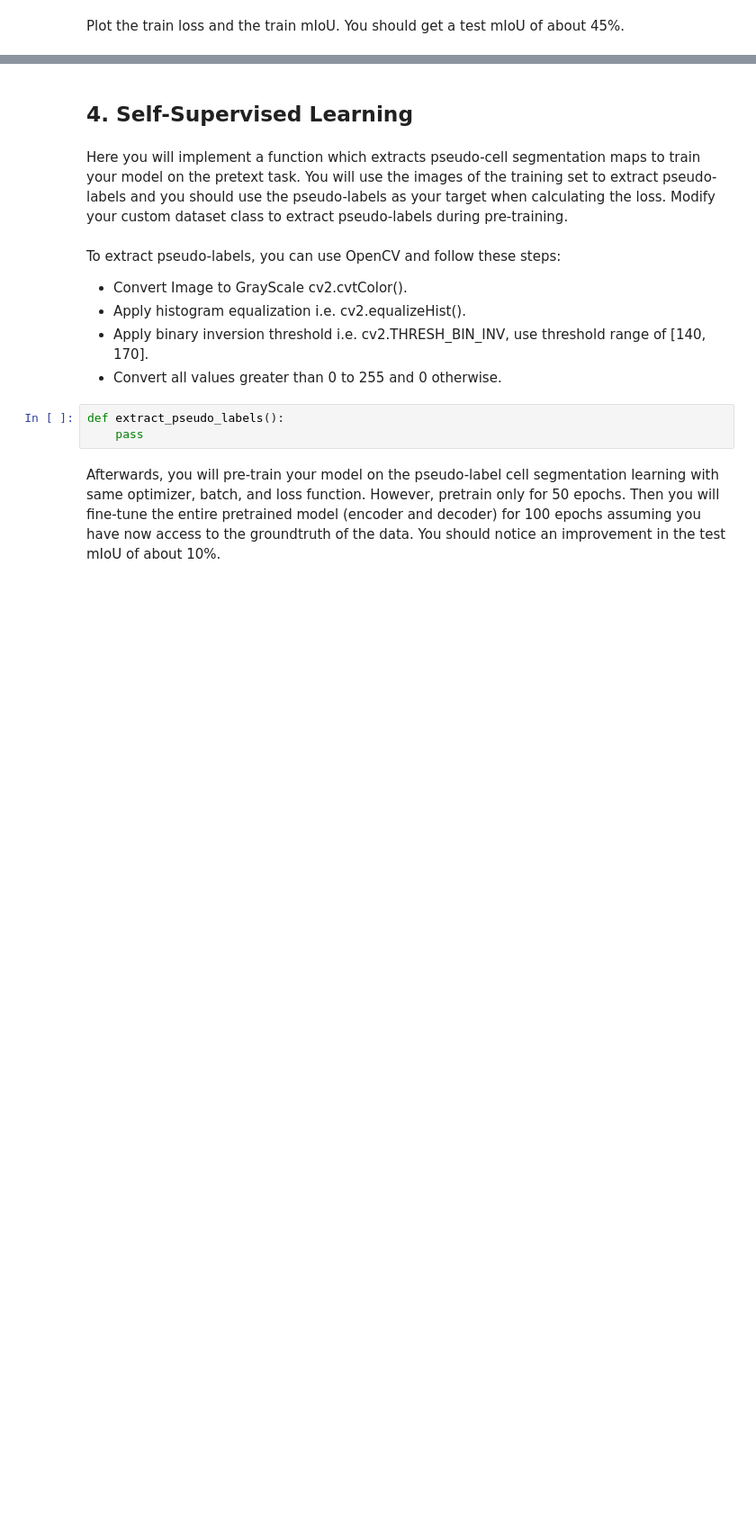
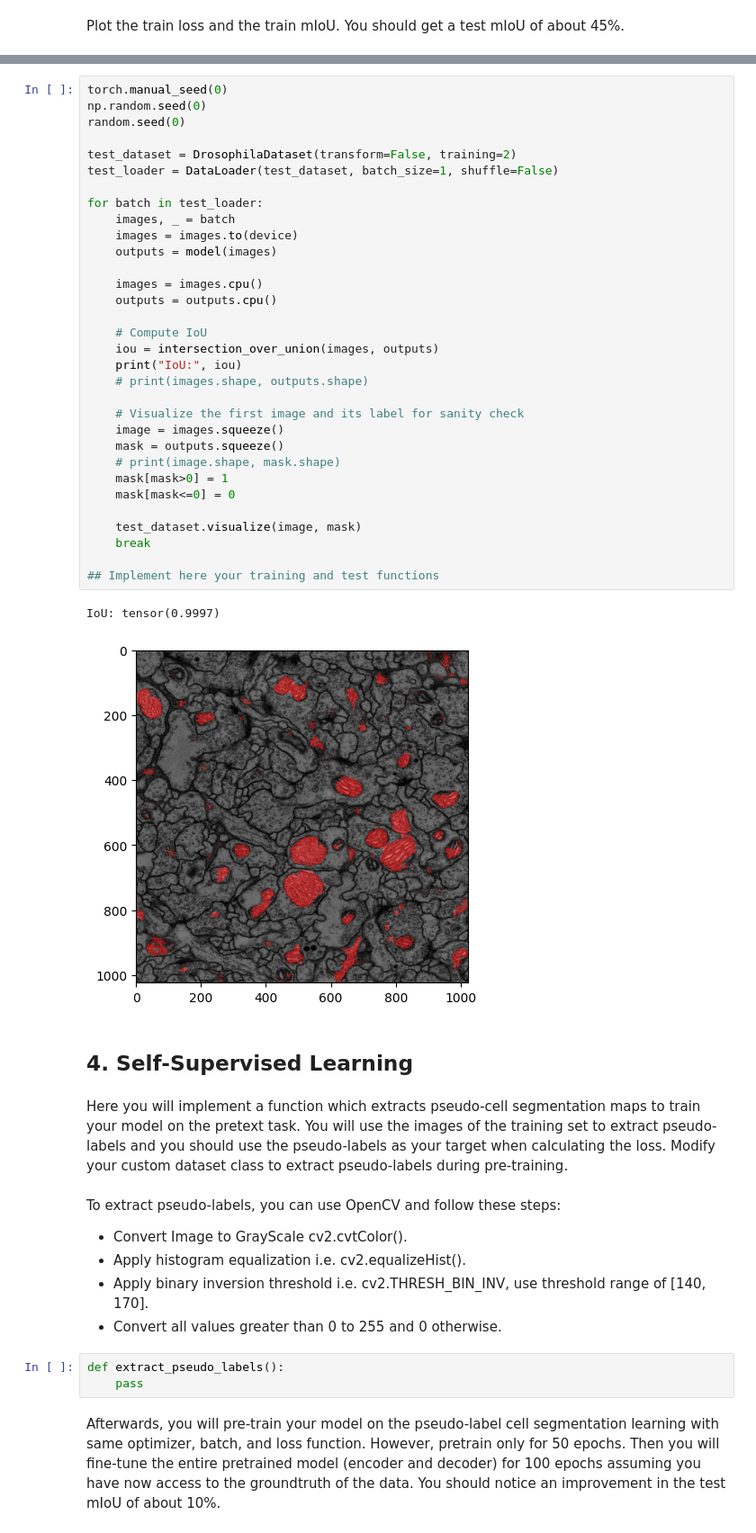
Before and after one commit to zubejda/Advanced_DL, a Jupyter notebook: Assignment4_SelfSupervision.ipynb, the cells around one changed output, grey strips where cells are left out. Shown at 90% size. Saved outputs shown, nothing was run; the diff lists cells and outputs as text; blank space fills up the shorter version.

```diff
--- a/Assignment4_SelfSupervision.ipynb
+++ b/Assignment4_SelfSupervision.ipynb
@@ -377,3 +438,38 @@ random.seed(0)
+# %%
+torch.manual_seed(0)
+np.random.seed(0)
+random.seed(0)
+
+test_dataset = DrosophilaDataset(transform=False, training=2)
+test_loader = DataLoader(test_dataset, batch_size=1, shuffle=False)
+
+for batch in test_loader:
+    images, _ = batch
+    images = images.to(device)
+    outputs = model(images)
+
+    images = images.cpu()
+    outputs = outputs.cpu()
+
+    # Compute IoU
+    iou = intersection_over_union(images, outputs)
+    print("IoU:", iou)
+    # print(images.shape, outputs.shape)
+
+    # Visualize the first image and its label for sanity check
+    image = images.squeeze()
+    mask = outputs.squeeze()
+    # print(image.shape, mask.shape)
+    mask[mask>0] = 1
+    mask[mask<=0] = 0
+
+    test_dataset.visualize(image, mask)
+    break
+
+## Implement here your training and test functions
+# %% [output]
+IoU: tensor(0.9997)
+[figure, added]
 # %% [markdown]
 ## 4. Self-Supervised Learning
 # %% [markdown]
```
Also changed, not shown: parts of 8 cells of this notebook.
